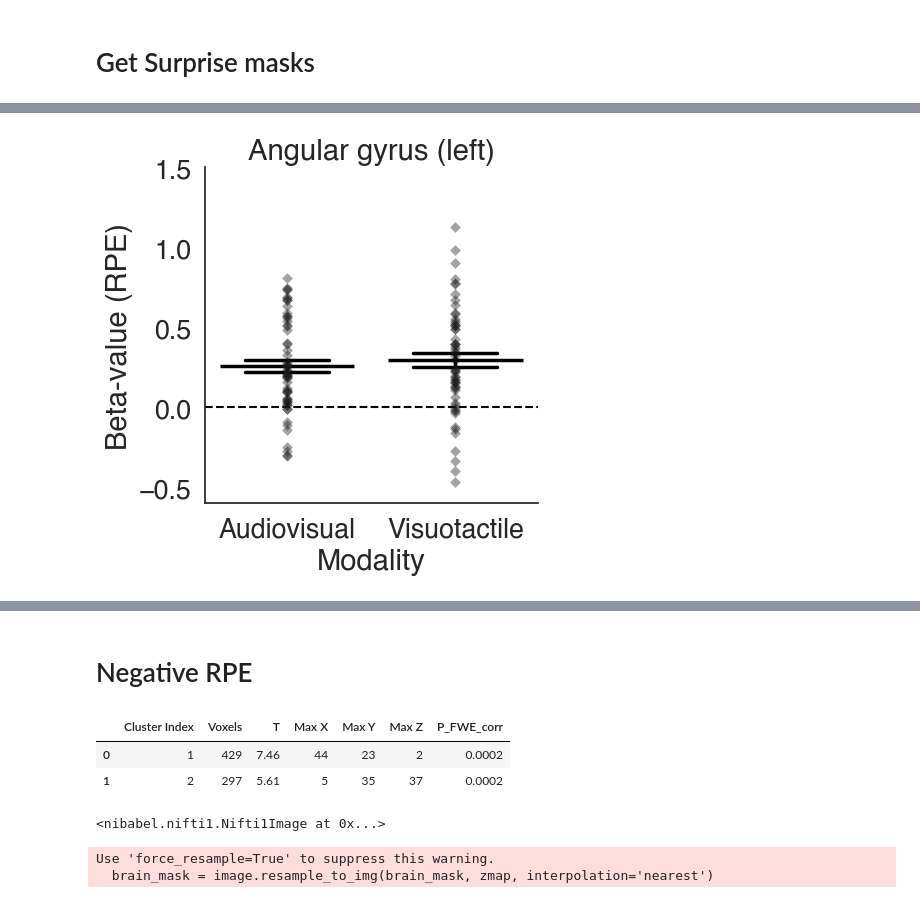
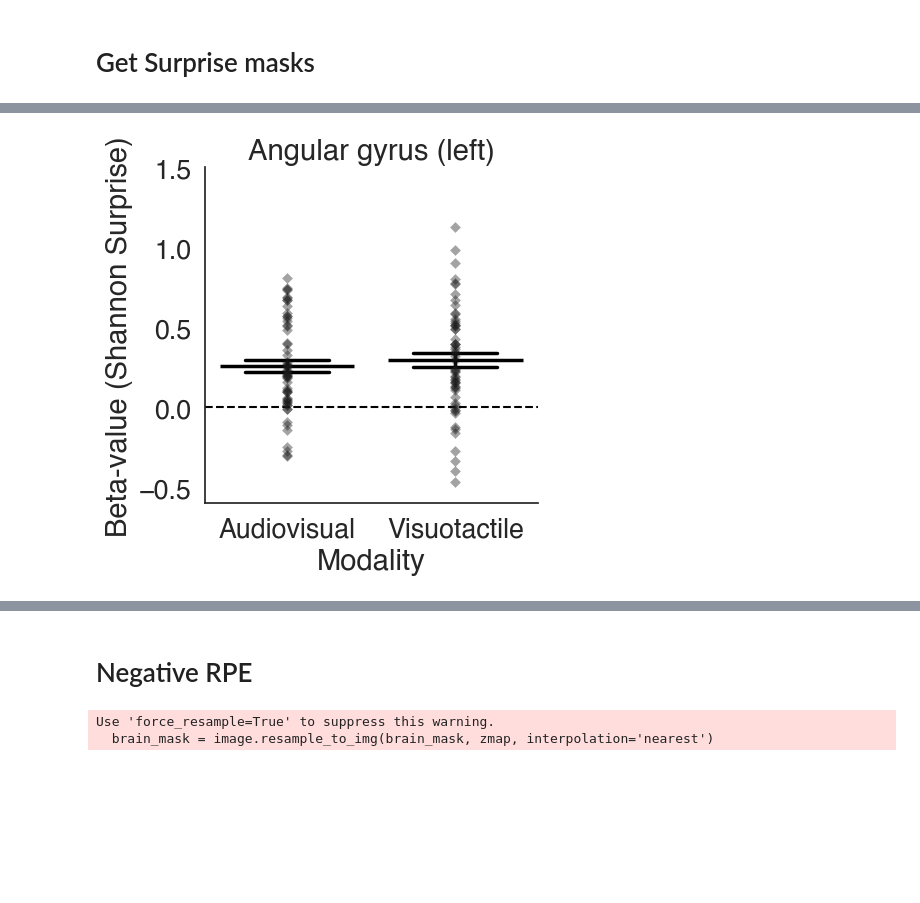
Before and after one commit to ruffgroup/multlearn, a Jupyter notebook: SPM/code/extract_betas.ipynb, the cells around one changed output, grey strips where cells are left out. Saved outputs shown, nothing was run; the diff lists cells and outputs as text; code cells hidden in the pictures; blank space fills up the shorter version.

```diff
--- a/SPM/code/extract_betas.ipynb
+++ b/SPM/code/extract_betas.ipynb
@@ -356,7 +356,7 @@ for cluster_label, b in betas_surprise.groupby('cluster_label'):
     # Adjust the plot aesthetics if needed
     g.set_axis_labels("Contrast", "Beta")
     g.set_titles("{col_name}")
-    g.set(ylabel='Beta-value (RPE)', ylim=(-0.6, 1.5), xlabel='Modality')
+    g.set(ylabel='Beta-value (Shannon Surprise)', ylim=(-0.6, 1.5), xlabel='Modality')
 
     plt.show()
 
@@ -418,32 +402,32 @@ for cluster_label, b in betas_surprise.groupby('cluster_label'):
     sns.pointplot(
         data=b,
         x='modality',
         y='beta',
         color='black',
         alpha=1.0,
         markersize=0,  # Hide the markers
         errorbar='se',
         linestyles='none',
         capsize=0.5,
         err_kws={'linewidth': 2.5},
         ax=g.axes[0, 0] if hasattr(g.axes, 'flatten') else g.ax
     )
 
     # Calculate means for each modality
     means = b.groupby('modality')['beta'].mean().values
     modalities = b['modality'].unique()
 
     # Overlay horizontal lines for the means
     ax = g.axes[0, 0] if hasattr(g.axes, 'flatten') else g.ax
     for i, mean in enumerate(means):
         ax.hlines(y=mean, xmin=i - 0.4, xmax=i + 0.4, colors='black', linewidth=2.5)
 
-    g.set_axis_labels("Modality", "Beta-value (RPE)")
+    g.set_axis_labels("Modality", "Beta-value (Shannon Surprise)")
     g.set_titles("{col_name}")
     g.set(ylim=(-0.6, 1.5))
 
     # Save the figure
     cluster_label_clean = str(cluster_label).replace(' ', '_').replace('(', '').replace(')', '').replace(',', '')
     g.savefig(figure_dir / f'surprise_betas_cluster_{cluster_label_clean}.pdf', dpi=300, bbox_inches='tight', transparent=True)
 # %% [output]
-[figure, old version]
+[figure, new version]
@@ -480,16 +464,6 @@ df['P_FWE_corr'] = 0.0002
 df.to_csv(base_dir / 'ROI' / 'snpm_stats_con1_3_1_neg.csv')
 
 clusters = clusters[0]
-# %%
-df
-# %% [output]
-|  | Cluster Index | Voxels | T | Max X | Max Y | Max Z | P_FWE_corr |
-| 0 | 1 | 429 | 7.46 | 44 | 23 | 2 | 0.0002 |
-| 1 | 2 | 297 | 5.61 | 5 | 35 | 37 | 0.0002 |
-# %%
-clusters
-# %% [output]
-<nibabel.nifti1.Nifti1Image at 0x...>
 # %%
 brain_mask = '/usr/local/fsl/data/standard/MNI152_T1_1mm_brain_mask.nii.gz'
 brain_mask = image.resample_to_img(brain_mask, zmap, interpolation='nearest')
```
Also changed, not shown: parts of 6 cells of this notebook, 3 other files.
